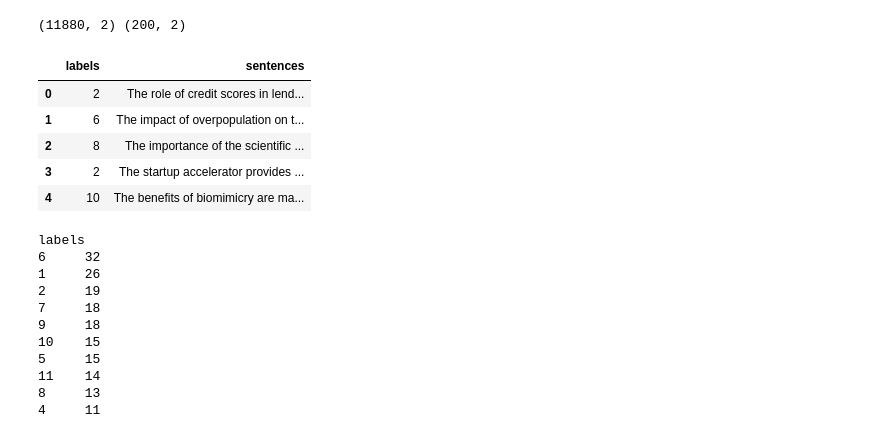
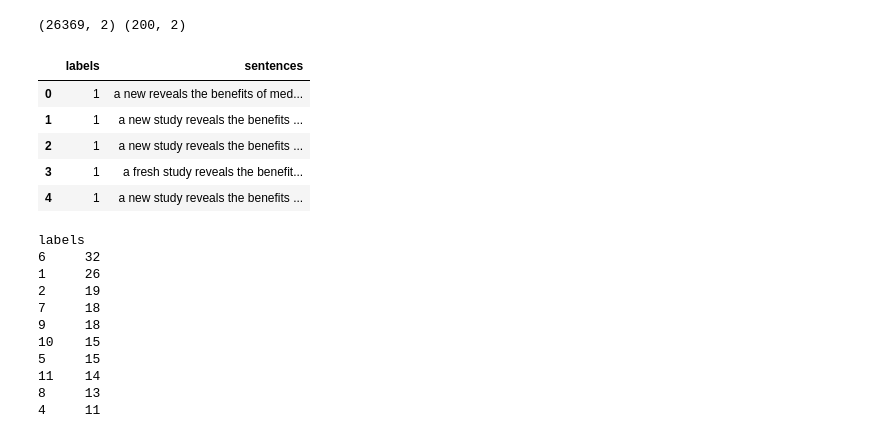
Before and after one commit to baptlem/sentence_classification, a Jupyter notebook: matthias_notebook.ipynb, the cells around one changed output. Saved outputs shown, nothing was run; the diff lists cells and outputs as text; code cells hidden in the pictures.

```diff
--- a/matthias_notebook.ipynb
+++ b/matthias_notebook.ipynb
@@ -9,16 +72,17 @@ import pandas as pd
 # %%
-df_train_plus = pd.read_csv("data/train_set_3103.txt",names=['labels','sentences'],sep='\t')
+df_train_plus = pd.read_csv("data_test/train_set_0104_30.txt",names=['labels','sentences'],sep='\t')
+df_train_plus = df_train_plus.drop_duplicates(subset='sentences').reset_index(drop=True)
 df_test = pd.read_csv("data/annotated_test.txt", sep=';',names=['labels','sentences'])
 print(df_train_plus.shape,df_test.shape)
-df_test.head()
+df_train_plus.head()
 # %% [output]
-(11880, 2) (200, 2)
+(26369, 2) (200, 2)
 |  | labels | sentences |
-| 0 | 2 | The role of credit scores in lend... |
-| 1 | 6 | The impact of overpopulation on t... |
-| 2 | 8 | The importance of the scientific ... |
-| 3 | 2 | The startup accelerator provides ... |
-| 4 | 10 | The benefits of biomimicry are ma... |
+| 0 | 1 | a new reveals the benefits of med... |
+| 1 | 1 | a new study reveals the benefits ... |
+| 2 | 1 | a new study reveals the benefits ... |
+| 3 | 1 | a fresh study reveals the benefit... |
+| 4 | 1 | a new study reveals the benefits ... |
 # %%
 def most_common_element(lst):
     counts = {}
```
Also changed, not shown: parts of 45 cells of this notebook, 4 other files.
